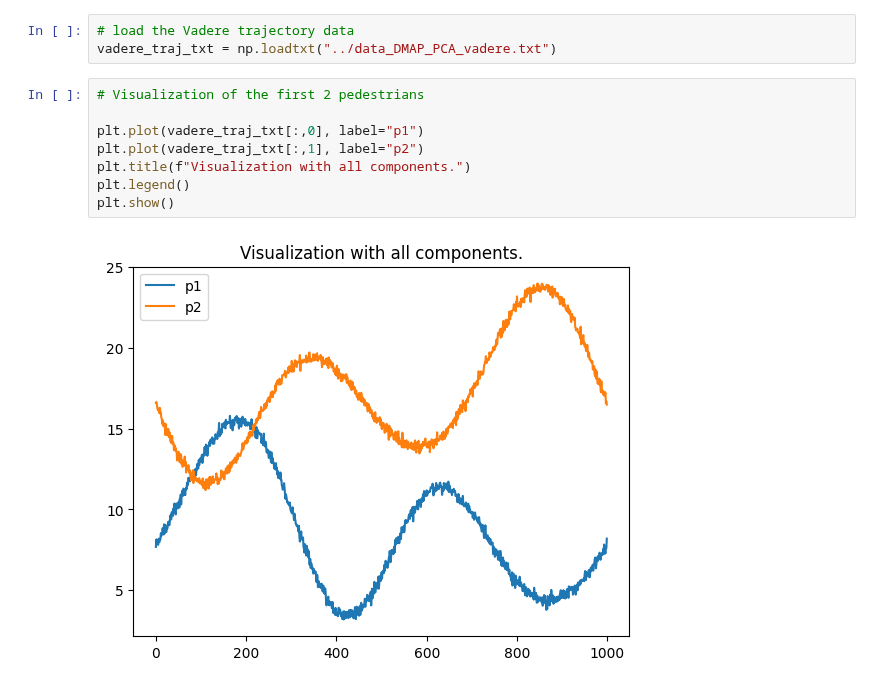
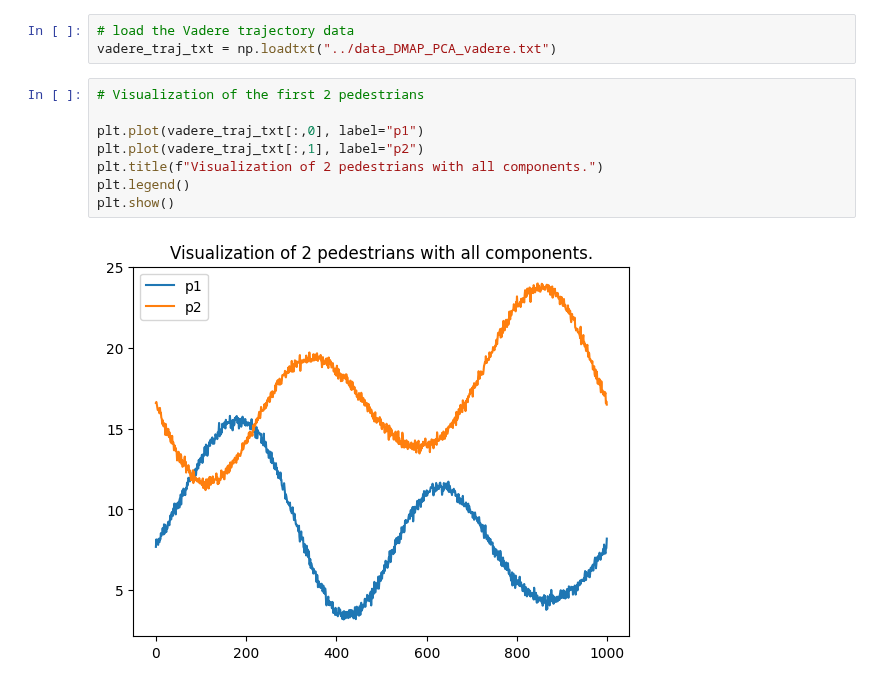
Before and after one commit to parimsuka/crowd-modeling-and-simulation, a Jupyter notebook: exercise3/src/pca_showcase.ipynb, the cells around one changed output. Saved outputs shown, nothing was run; the diff lists cells and outputs as text.

Commit message:
slightly changed the plot titles for the visualisation of 2 pedestrians in part 3 of the task

```diff
--- a/exercise3/src/pca_showcase.ipynb
+++ b/exercise3/src/pca_showcase.ipynb
@@ -95,13 +95,13 @@ vadere_traj_txt = np.loadtxt("../data_DMAP_PCA_vadere.txt")
 # %%
 # Visualization of the first 2 pedestrians
 
 plt.plot(vadere_traj_txt[:,0], label="p1")
 plt.plot(vadere_traj_txt[:,1], label="p2")
-plt.title(f"Visualization with all components.")
+plt.title(f"Visualization of 2 pedestrians with all components.")
 plt.legend()
 plt.show()
 # %% [output]
-[figure, old version]
+[figure, new version]
 # %%
 # Project 30-dimensional data points to first 2 principal components
 component_number = 2
```
Also changed, not shown: parts of 2 cells of this notebook.
